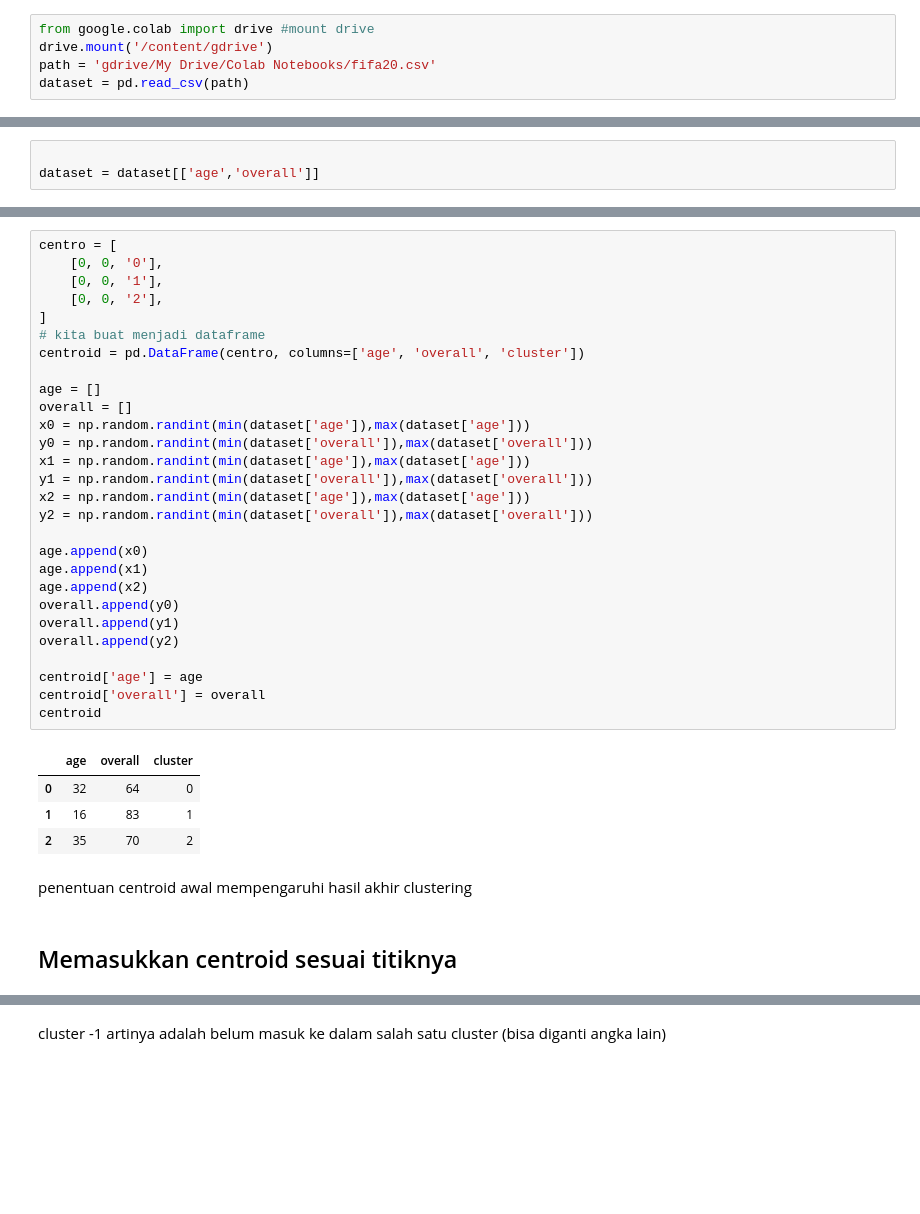
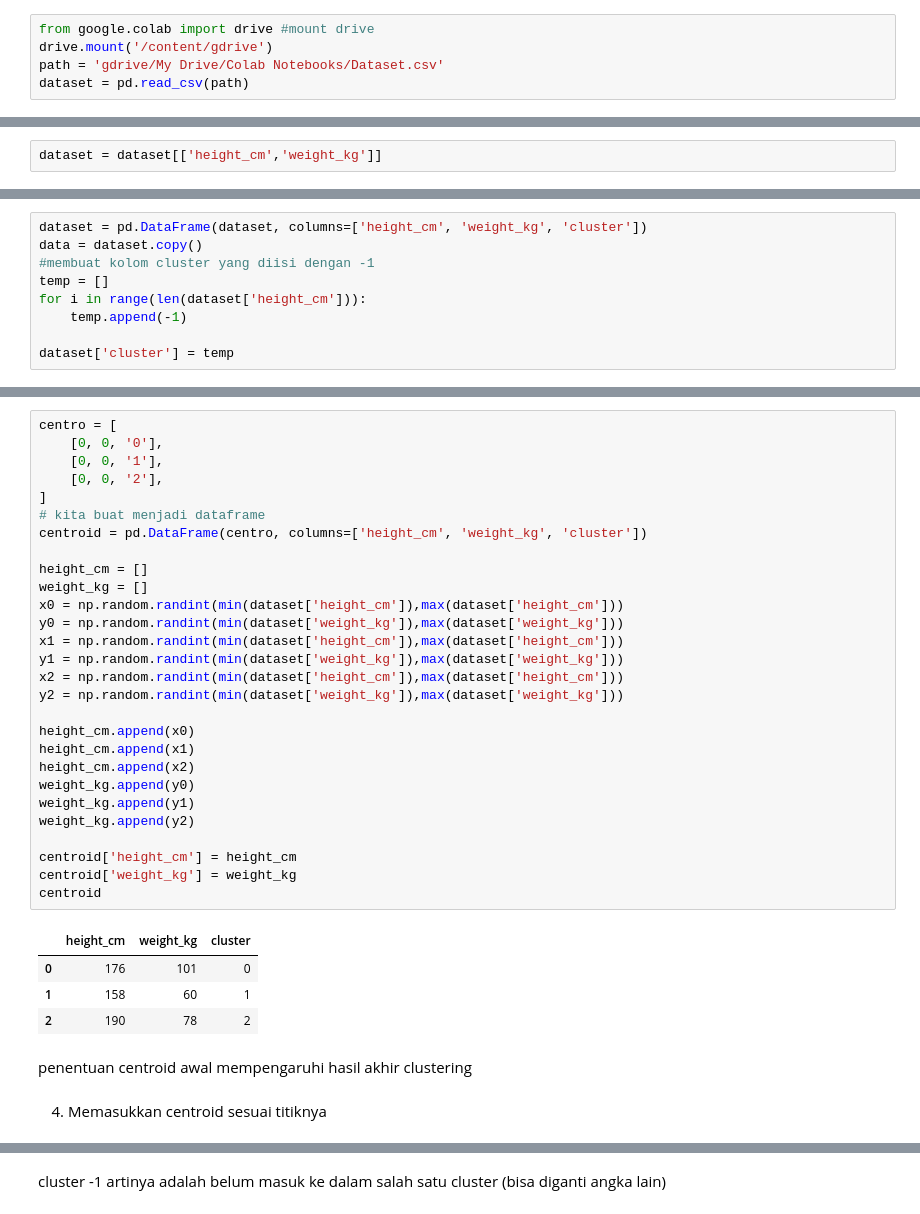
Before and after one commit to daffamaul30/K-Means, a Jupyter notebook: Clustering.ipynb, the cells around one changed output, grey strips where cells are left out. Saved outputs shown, nothing was run; the diff lists cells and outputs as text; blank space fills up the shorter version.

```diff
--- a/Clustering.ipynb
+++ b/Clustering.ipynb
@@ -12,5 +17,5 @@ bisa dirubah dengan tidak menggunakan drive
 # %%
 from google.colab import drive #mount drive
 drive.mount('/content/gdrive')
-path = 'gdrive/My Drive/Colab Notebooks/fifa20.csv'
+path = 'gdrive/My Drive/Colab Notebooks/Dataset.csv'
 dataset = pd.read_csv(path)
@@ -17,3 +27,0 @@ dataset = pd.read_csv(path)
-# %%
-
-dataset = dataset[['age','overall']]
@@ -20,3 +30,5 @@ dataset = dataset[['age','overall']]
+# %%
+dataset = dataset[['height_cm','weight_kg']]
 # %%
 dataset.head()
 # %% [output]
@@ -52,0 +101,9 @@ memory usage: 285.7 KB
+# %%
+dataset = pd.DataFrame(dataset, columns=['height_cm', 'weight_kg', 'cluster'])
+data = dataset.copy()
+#membuat kolom cluster yang diisi dengan -1
+temp = []
+for i in range(len(dataset['height_cm'])):
+    temp.append(-1)
+
+dataset['cluster'] = temp
@@ -60,38 +119,38 @@ sns.scatterplot(x='age', y='overall', data=dataset)
 # %%
 centro = [
     [0, 0, '0'],
     [0, 0, '1'],
     [0, 0, '2'],
 ]
 # kita buat menjadi dataframe
-centroid = pd.DataFrame(centro, columns=['age', 'overall', 'cluster'])
+centroid = pd.DataFrame(centro, columns=['height_cm', 'weight_kg', 'cluster'])
 
-age = []
-overall = []
-x0 = np.random.randint(min(dataset['age']),max(dataset['age']))
-y0 = np.random.randint(min(dataset['overall']),max(dataset['overall']))
-x1 = np.random.randint(min(dataset['age']),max(dataset['age']))
-y1 = np.random.randint(min(dataset['overall']),max(dataset['overall']))
-x2 = np.random.randint(min(dataset['age']),max(dataset['age']))
-y2 = np.random.randint(min(dataset['overall']),max(dataset['overall']))
+height_cm = []
+weight_kg = []
+x0 = np.random.randint(min(dataset['height_cm']),max(dataset['height_cm']))
+y0 = np.random.randint(min(dataset['weight_kg']),max(dataset['weight_kg']))
+x1 = np.random.randint(min(dataset['height_cm']),max(dataset['height_cm']))
+y1 = np.random.randint(min(dataset['weight_kg']),max(dataset['weight_kg']))
+x2 = np.random.randint(min(dataset['height_cm']),max(dataset['height_cm']))
+y2 = np.random.randint(min(dataset['weight_kg']),max(dataset['weight_kg']))
 
-age.append(x0)
-age.append(x1)
-age.append(x2)
-overall.append(y0)
-overall.append(y1)
-overall.append(y2)
+height_cm.append(x0)
+height_cm.append(x1)
+height_cm.append(x2)
+weight_kg.append(y0)
+weight_kg.append(y1)
+weight_kg.append(y2)
 
-centroid['age'] = age
-centroid['overall'] = overall
+centroid['height_cm'] = height_cm
+centroid['weight_kg'] = weight_kg
 centroid
 # %% [output]
-|  | age | overall | cluster |
-| 0 | 32 | 64 | 0 |
-| 1 | 16 | 83 | 1 |
-| 2 | 35 | 70 | 2 |
+|  | height_cm | weight_kg | cluster |
+| 0 | 176 | 101 | 0 |
+| 1 | 158 | 60 | 1 |
+| 2 | 190 | 78 | 2 |
 # %% [markdown]
 penentuan centroid awal mempengaruhi hasil akhir clustering
 # %% [markdown]
-## Memasukkan centroid sesuai titiknya
+4. Memasukkan centroid sesuai titiknya
 # %%
```
Also changed, not shown: parts of 66 cells of this notebook, 1 other file.
